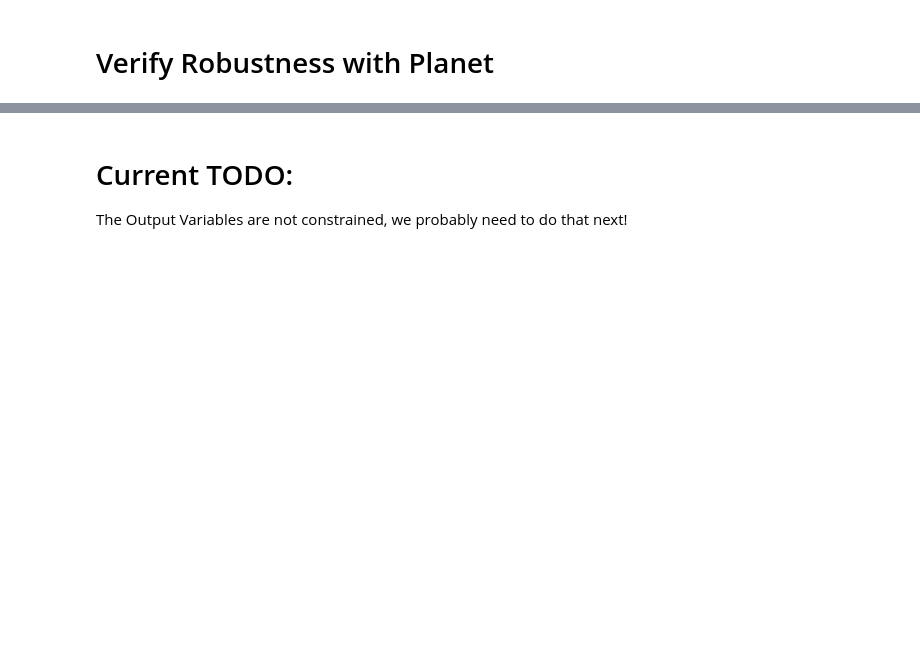
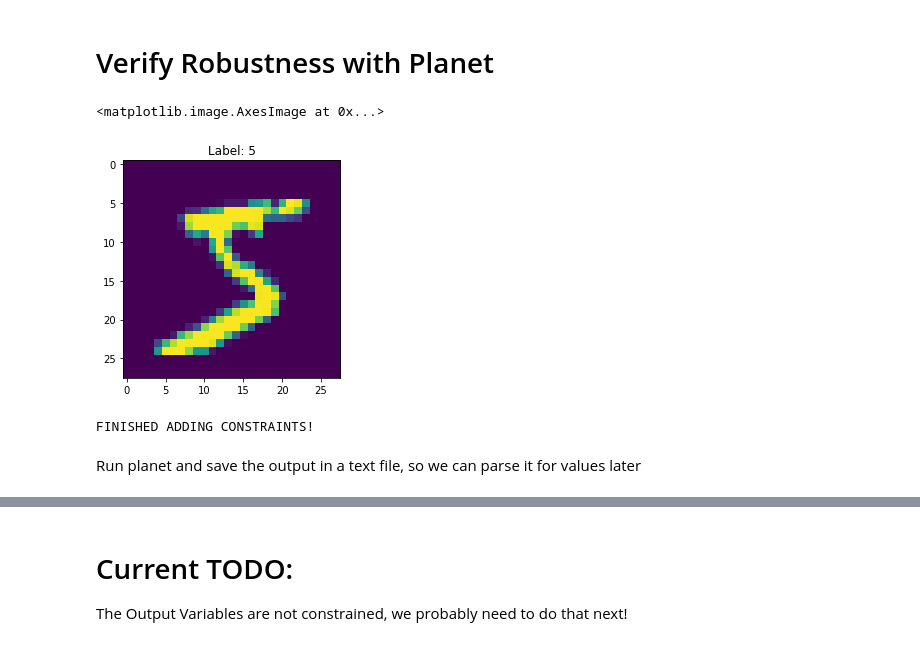
Before and after one commit to DDiekmann/Applied-Verification-Lab-Neural-Networks, a Jupyter notebook: Tutorials/Planet.ipynb, the cells around one changed output, grey strips where cells are left out. Drawn from its saved outputs; the diff is of its cells as text; code cells hidden in the pictures; blank space fills up the shorter version.

```diff
--- a/Tutorials/Planet.ipynb
+++ b/Tutorials/Planet.ipynb
@@ -895,14 +895,18 @@ with open("output.rlv", "ab") as f:
 # %%
 from mnist import MNIST
 from PIL import Image
 import matplotlib.pyplot as plt
 import numpy as np
 
 data = MNIST("/content/caffe/data/mnist/")
 
 imgs, labels = data.load_training()
 
 img = np.asarray(imgs[0]).reshape(28, 28)
+pixels = np.asarray(imgs[0])
 
 plt.title("Label: {}".format(labels[0]))
 plt.imshow(img)
+# %% [output]
+<matplotlib.image.AxesImage at 0x...>
+[figure, added]
@@ -930,2 +917,67 @@ for h in range(img.shape[0]):
+# %%
+# targetDigit, maxDifferencePerPixel, maxUnsmoothnessInNoise
+# Obtain a digit image that is close to a given one, that resolves to the given target digit,
+# where every pixel is at most maxDifferencePerPixel away from the initial image
+# and the maximal noise difference between two adjacent pixels is maxUnsmoothnessInNoise.
+# The last two parameters should be >=0 and <=1 (such as, e.g., 0.05 for 5% deviation)"
+maxDifferencePerPixel = 0.1
+targetDigit = 5
+maxUnsmoothnessInNoise = 0.05
+
+def addBounds(i, l_bound, u_bound):
+  with open("/content/output.rlv", "ab") as f:
+    linebreak = bytes("\n", "utf-8")
+    assert_lowerbound = bytes("Assert <= {} 1.0 inX{}".format(l_bound, i), "utf-8")
+    assert_upperbound = bytes("Assert >= {} 1.0 inX{}".format(u_bound, i), "utf-8")
+
+    f.write(linebreak)
+    f.write(assert_lowerbound)
+    f.write(linebreak)
+    f.write(assert_upperbound)
+
+# constraints for input neurons
+for i in range(28*28):
+  # exclude outer pixels, because there are no neighbours
+  x = i % 28
+  y = int(i / 28)
+
+  if x<3 or x>24 or y<3 or y>24:
+    border = 0.0
+  else:
+    border = maxDifferencePerPixel
+
+  lower_bound = max(0.0, pixels[i]/256.0 - border)
+  upper_bound = min(1.0, pixels[i]/256.0 + border)
+  addBounds(i, lower_bound, upper_bound)
+
+# constraints for output neurons
+for i in range(10):
+  if i == targetDigit:
+    continue
+  with open("/content/output.rlv", "ab") as f:
+    assertion = "\nAssert >= -0.000001 1.0 outX{} -1.0 outX{}".format(i, targetDigit)
+    f.write(bytes(assertion, "utf-8"))
+
+# constraints for smoothness
+for x in range(28):
+  for y in range(28):
+    if y < 27:
+      pixelDiff = (pixels[y*28+x] - pixels[(y+1)*28+x]) / 256.0
+      ass1 = "\nAssert <= {} 1.0 inX{} -1.0 inX{}".format((pixelDiff-maxUnsmoothnessInNoise), (y*28+x), (y+1)*28+x)
+      ass2 = "\nAssert >= {} 1.0 inX{} -1.0 inX{}".format((pixelDiff+maxUnsmoothnessInNoise), (y*28+x), (y+1)*28+x)
+      with open("/content/output.rlv", "ab") as f:
+        f.write(bytes(ass1, "utf-8"))
+        f.write(bytes(ass2, "utf-8"))
+    if x < 27:
+      pixelDiff = (pixels[y*28+x] - pixels[y*28+x+1]) / 256.0
+      ass1 = "\nAssert <= {} 1.0 inX{} -1.0 inX{}".format((pixelDiff-maxUnsmoothnessInNoise), (y*28+x), (y*28+x+1))
+      ass2 = "\nAssert >= {} 1.0 inX{} -1.0 inX{}".format((pixelDiff+maxUnsmoothnessInNoise), (y*28+x), (y*28+x+1))
+      with open("/content/output.rlv", "ab") as f:
+        f.write(bytes(ass1, "utf-8"))
+        f.write(bytes(ass2, "utf-8"))
+
+print("FINISHED ADDING CONSTRAINTS!")
+# %% [output]
+FINISHED ADDING CONSTRAINTS!
 # %%
 # removes assert conditions and empty lines
@@ -942,0 +986,2 @@ for h in range(img.shape[0]):
+# %% [markdown]
+Run planet and save the output in a text file, so we can parse it for values later
```
Also changed, not shown: parts of 6 cells of this notebook.
